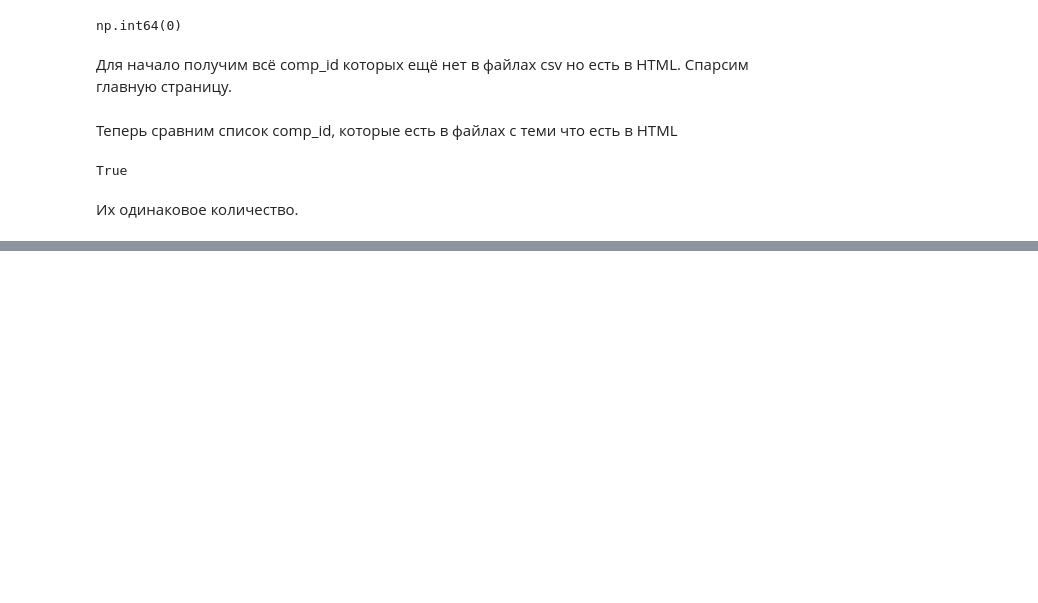
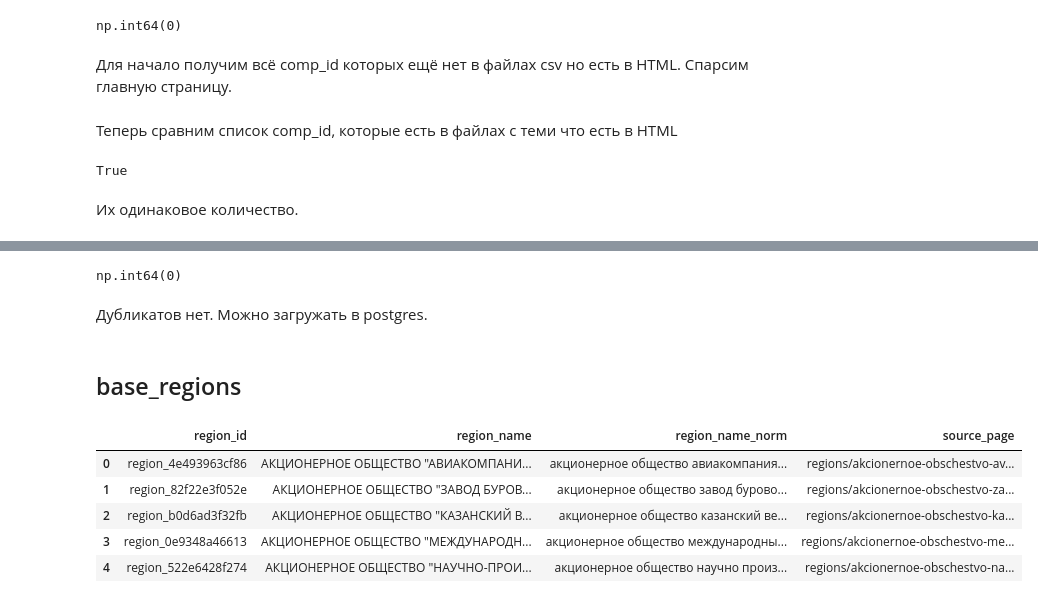
Before and after one commit to George-Mironenko/porfessional27, a Jupyter notebook: professional.ipynb, the cells around one changed output, grey strips where cells are left out. Saved outputs shown, nothing was run; the diff lists cells and outputs as text; code cells hidden in the pictures; blank space fills up the shorter version.

```diff
--- a/professional.ipynb
+++ b/professional.ipynb
@@ -280,0 +336,6 @@ True
+# %%
+df_base_news_text.duplicated().sum()
+# %% [output]
+np.int64(0)
+# %% [markdown]
+Дубликатов нет. Можно загружать в postgres.
@@ -280,0 +344,14 @@ True
+# %% [markdown]
+## base_regions
+# %%
+df_base_regions = pd.read_csv(
+    r"C:\Users\user\OneDrive\Desktop\pro27\contest_bi_analyst_participant_final\base_tables\base_regions.csv"
+)
+df_base_regions.head(5)
+# %% [output]
+|  | region_id | region_name | region_name_norm | source_page |
+| 0 | region_4e493963cf86 | АКЦИОНЕРНОЕ ОБЩЕСТВО "АВИАКОМПАНИ... | акционерное общество авиакомпания... | regions/akcionernoe-obschestvo-av... |
+| 1 | region_82f22e3f052e | АКЦИОНЕРНОЕ ОБЩЕСТВО "ЗАВОД БУРОВ... | акционерное общество завод бурово... | regions/akcionernoe-obschestvo-za... |
+| 2 | region_b0d6ad3f32fb | АКЦИОНЕРНОЕ ОБЩЕСТВО "КАЗАНСКИЙ В... | акционерное общество казанский ве... | regions/akcionernoe-obschestvo-ka... |
+| 3 | region_0e9348a46613 | АКЦИОНЕРНОЕ ОБЩЕСТВО "МЕЖДУНАРОДН... | акционерное общество международны... | regions/akcionernoe-obschestvo-me... |
+| 4 | region_522e6428f274 | АКЦИОНЕРНОЕ ОБЩЕСТВО "НАУЧНО-ПРОИ... | акционерное общество научно произ... | regions/akcionernoe-obschestvo-na... |
```
Also changed, not shown: parts of 31 cells of this notebook.
